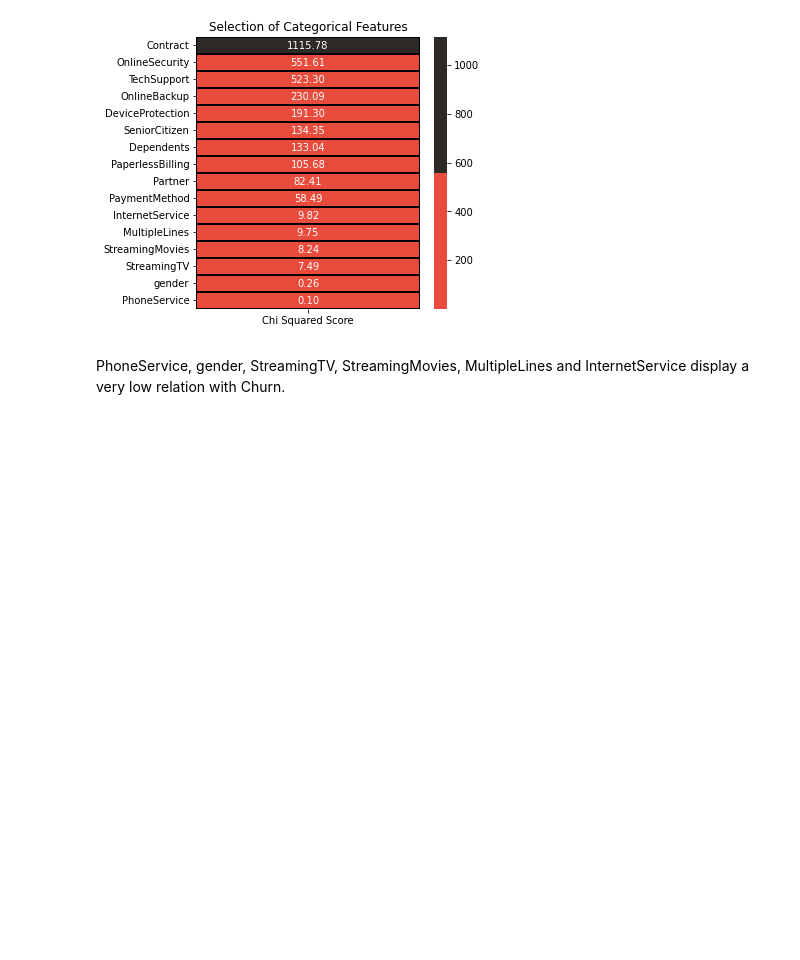
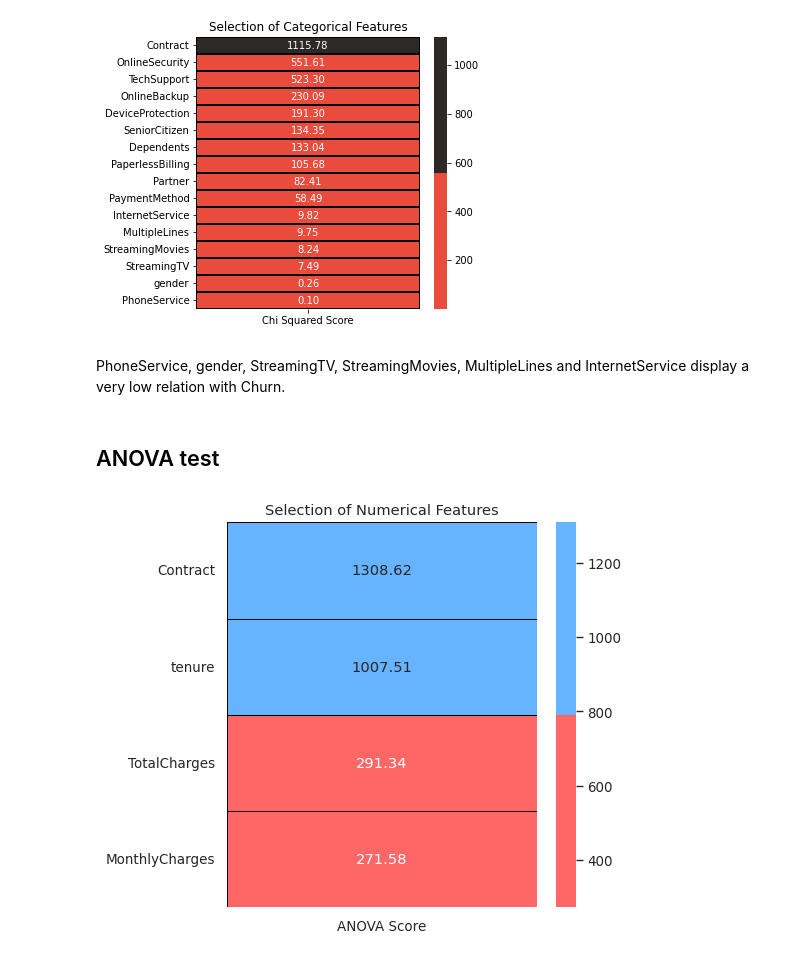
Before and after one commit to RusskiBoyVlad/Telco_customerchurn, a Jupyter notebook: telco-customer-churn.ipynb, the cells around one changed output. Saved outputs shown, nothing was run; the diff lists cells and outputs as text; code cells hidden in the pictures; blank space fills up the shorter version.

```diff
--- a/telco-customer-churn.ipynb
+++ b/telco-customer-churn.ipynb
@@ -728,13 +858,13 @@ plt.title('Correlation w.r.t Outcome');
 # %%
 from scipy import stats
 alpha = 0.05
-numerical_features = ["tenure", "TotalCharges", "MonthlyCharges"]
+features = ["tenure", "TotalCharges", "MonthlyCharges", "Contract", "PaperlessBilling"]
 
 
 null_hypothesis = "The users' characteristics as well as the type of their plan bear no correlation to their churning rate"
 alternative_hypothesis = "certain variables such as tenure, total charge, monthly charge as well as package variables affect the churning rate and can be used to predict whether the user will churn."
 
-for i in numerical_features:
+for i in features:
     t_statistic, p_value = stats.ttest_ind(customer_data["tenure"], customer_data["Churn"])
     print(t_statistic, p_value)
 
@@ -766,16 +909,20 @@ plt.title('Selection of Categorical Features');
 ![image.png](attachment:ba853d32-c9fe-45c4-8927-47a2862df20f.png)![image.png](attachment:f143dcf5-c38c-4eb9-8b8f-6359b02b7d84.png)
 # %% [markdown]
 PhoneService, gender, StreamingTV, StreamingMovies, MultipleLines and InternetService display a very low relation with Churn.
+# %% [markdown]
+## ANOVA test
 # %%
 
 features = df1.loc[:,numerical_features]
 target = df1.loc[:,'Churn']
 
 best_features = SelectKBest(score_func = f_classif,k = 'all')
 fit = best_features.fit(features,target)
 
-featureScores = pd.DataFrame(data = fit.scores_,index = list(features.columns),columns = ['ANOVA Score'])
+featureScores = pd.DataFrame(data = fit.scores_,index = features.columns,columns = ['ANOVA Score'])
 
 plt.subplots(figsize = (5,5))
 sns.heatmap(featureScores.sort_values(ascending = False,by = 'ANOVA Score'),annot = True,cmap = colors,linewidths = 0.4,linecolor = 'black',fmt = '.2f');
 plt.title('Selection of Numerical Features');
+# %% [output]
+[figure, added]
```
Also changed, not shown: parts of 61 cells of this notebook.
